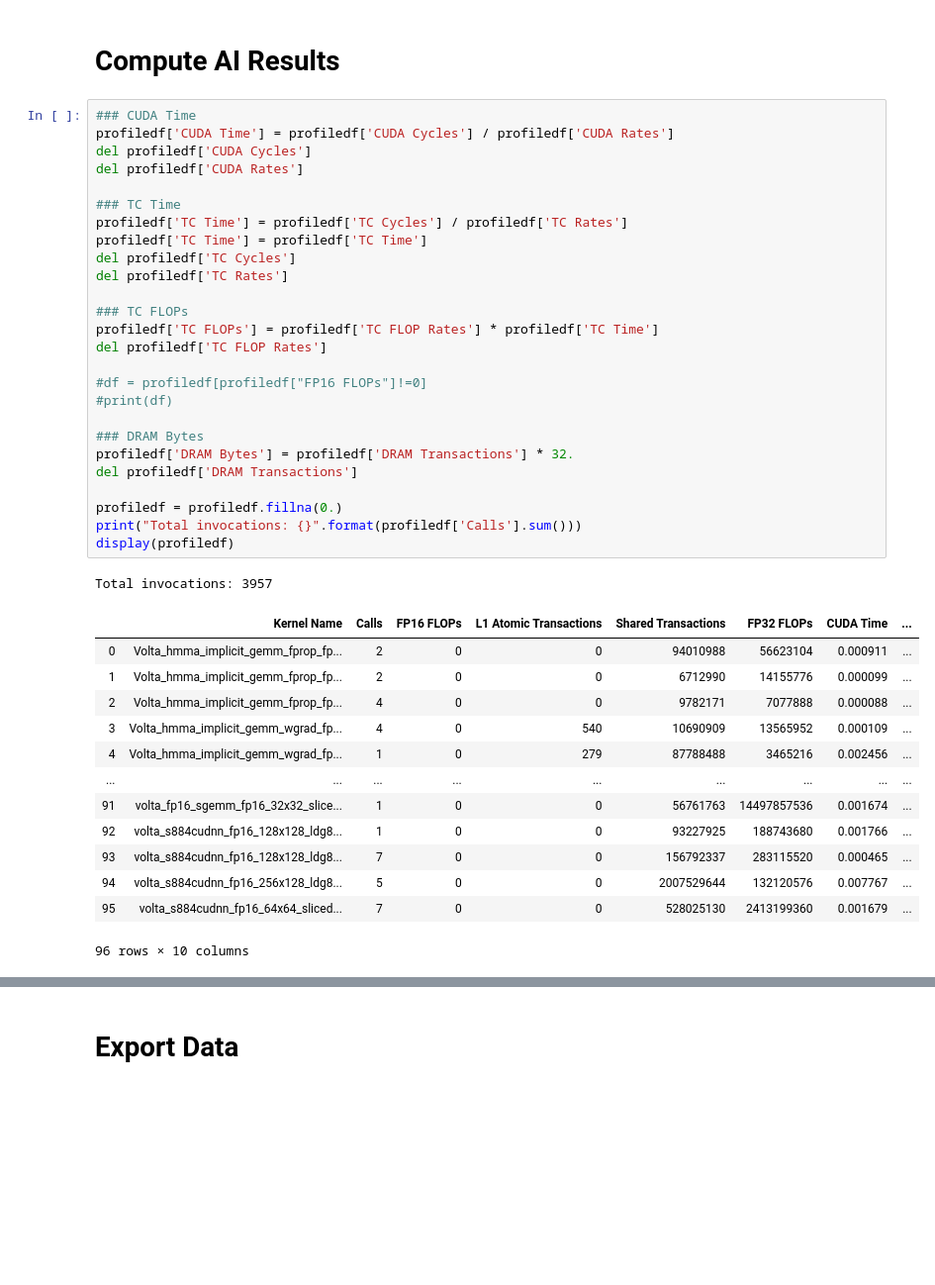
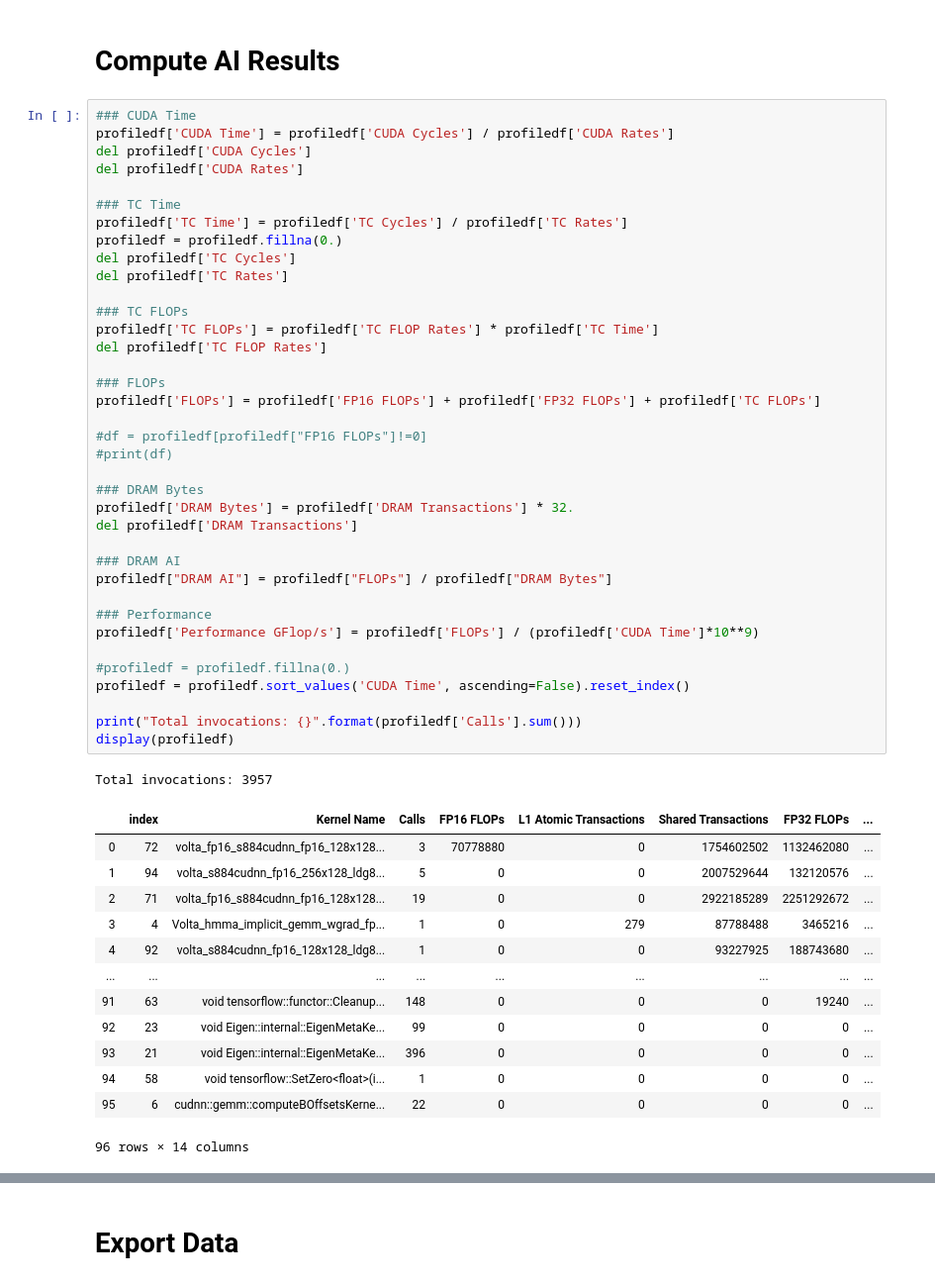
Before and after one commit to PointKernel/climate-seg-benchmark, a Jupyter notebook: analysis/process_nsight.ipynb, the cells around one changed output, grey strips where cells are left out. Shown at 99% size. Cells and saved outputs as stored; diff of their text form; blank space fills up the shorter version.

```diff
--- a/analysis/process_nsight.ipynb
+++ b/analysis/process_nsight.ipynb
@@ -372,41 +370,52 @@ display(profiledf)
 # %%
 ### CUDA Time
 profiledf['CUDA Time'] = profiledf['CUDA Cycles'] / profiledf['CUDA Rates']
 del profiledf['CUDA Cycles']
 del profiledf['CUDA Rates']
 
 ### TC Time
 profiledf['TC Time'] = profiledf['TC Cycles'] / profiledf['TC Rates']
-profiledf['TC Time'] = profiledf['TC Time']
+profiledf = profiledf.fillna(0.)
 del profiledf['TC Cycles']
 del profiledf['TC Rates']
 
 ### TC FLOPs
 profiledf['TC FLOPs'] = profiledf['TC FLOP Rates'] * profiledf['TC Time']
 del profiledf['TC FLOP Rates']
+
+### FLOPs
+profiledf['FLOPs'] = profiledf['FP16 FLOPs'] + profiledf['FP32 FLOPs'] + profiledf['TC FLOPs']
 
 #df = profiledf[profiledf["FP16 FLOPs"]!=0]
 #print(df)
 
 ### DRAM Bytes
 profiledf['DRAM Bytes'] = profiledf['DRAM Transactions'] * 32.
 del profiledf['DRAM Transactions']
 
-profiledf = profiledf.fillna(0.)
+### DRAM AI
+profiledf["DRAM AI"] = profiledf["FLOPs"] / profiledf["DRAM Bytes"]
+
+### Performance
+profiledf['Performance GFlop/s'] = profiledf['FLOPs'] / (profiledf['CUDA Time']*10**9)
+
+#profiledf = profiledf.fillna(0.)
+profiledf = profiledf.sort_values('CUDA Time', ascending=False).reset_index()
+
 print("Total invocations: {}".format(profiledf['Calls'].sum()))
 display(profiledf)
 # %% [output]
 Total invocations: 3957
-|  | Kernel Name | Calls | FP16 FLOPs | L1 Atomic Transactions | Shared Transactions | FP32 FLOPs | CUDA Time | ... |
-| 0 | Volta_hmma_implicit_gemm_fprop_fp... | 2 | 0 | 0 | 94010988 | 56623104 | 0.000911 | ... |
-| 1 | Volta_hmma_implicit_gemm_fprop_fp... | 2 | 0 | 0 | 6712990 | 14155776 | 0.000099 | ... |
-| 2 | Volta_hmma_implicit_gemm_fprop_fp... | 4 | 0 | 0 | 9782171 | 7077888 | 0.000088 | ... |
-| 3 | Volta_hmma_implicit_gemm_wgrad_fp... | 4 | 0 | 540 | 10690909 | 13565952 | 0.000109 | ... |
-| 4 | Volta_hmma_implicit_gemm_wgrad_fp... | 1 | 0 | 279 | 87788488 | 3465216 | 0.002456 | ... |
+|  | index | Kernel Name | Calls | FP16 FLOPs | L1 Atomic Transactions | Shared Transactions | FP32 FLOPs | ... |
+| 0 | 72 | volta_fp16_s884cudnn_fp16_128x128... | 3 | 70778880 | 0 | 1754602502 | 1132462080 | ... |
+| 1 | 94 | volta_s884cudnn_fp16_256x128_ldg8... | 5 | 0 | 0 | 2007529644 | 132120576 | ... |
+| 2 | 71 | volta_fp16_s884cudnn_fp16_128x128... | 19 | 0 | 0 | 2922185289 | 2251292672 | ... |
+| 3 | 4 | Volta_hmma_implicit_gemm_wgrad_fp... | 1 | 0 | 279 | 87788488 | 3465216 | ... |
+| 4 | 92 | volta_s884cudnn_fp16_128x128_ldg8... | 1 | 0 | 0 | 93227925 | 188743680 | ... |
 | ... | ... | ... | ... | ... | ... | ... | ... | ... |
-| 91 | volta_fp16_sgemm_fp16_32x32_slice... | 1 | 0 | 0 | 56761763 | 14497857536 | 0.001674 | ... |
-| 92 | volta_s884cudnn_fp16_128x128_ldg8... | 1 | 0 | 0 | 93227925 | 188743680 | 0.001766 | ... |
-| 93 | volta_s884cudnn_fp16_128x128_ldg8... | 7 | 0 | 0 | 156792337 | 283115520 | 0.000465 | ... |
-| 94 | volta_s884cudnn_fp16_256x128_ldg8... | 5 | 0 | 0 | 2007529644 | 132120576 | 0.007767 | ... |
-| 95 | volta_s884cudnn_fp16_64x64_sliced... | 7 | 0 | 0 | 528025130 | 2413199360 | 0.001679 | ... |
+| 91 | 63 | void tensorflow::functor::Cleanup... | 148 | 0 | 0 | 0 | 19240 | ... |
+| 92 | 23 | void Eigen::internal::EigenMetaKe... | 99 | 0 | 0 | 0 | 0 | ... |
+| 93 | 21 | void Eigen::internal::EigenMetaKe... | 396 | 0 | 0 | 0 | 0 | ... |
+| 94 | 58 | void tensorflow::SetZero<float>(i... | 1 | 0 | 0 | 0 | 0 | ... |
+| 95 | 6 | cudnn::gemm::computeBOffsetsKerne... | 22 | 0 | 0 | 0 | 0 | ... |
-96 rows × 10 columns
+96 rows × 14 columns
```
Also changed, not shown: parts of 7 cells of this notebook, 3 other files.
